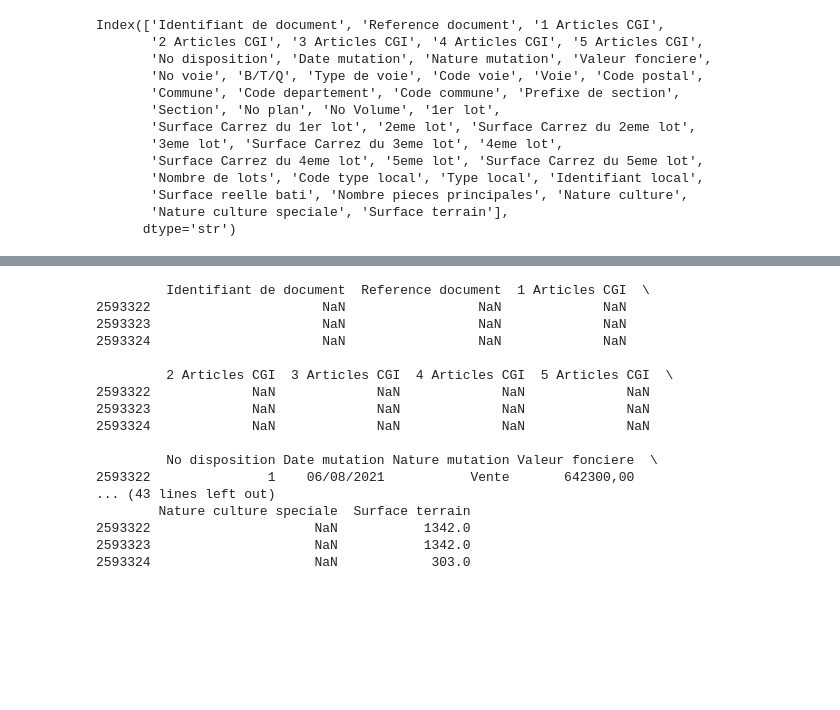
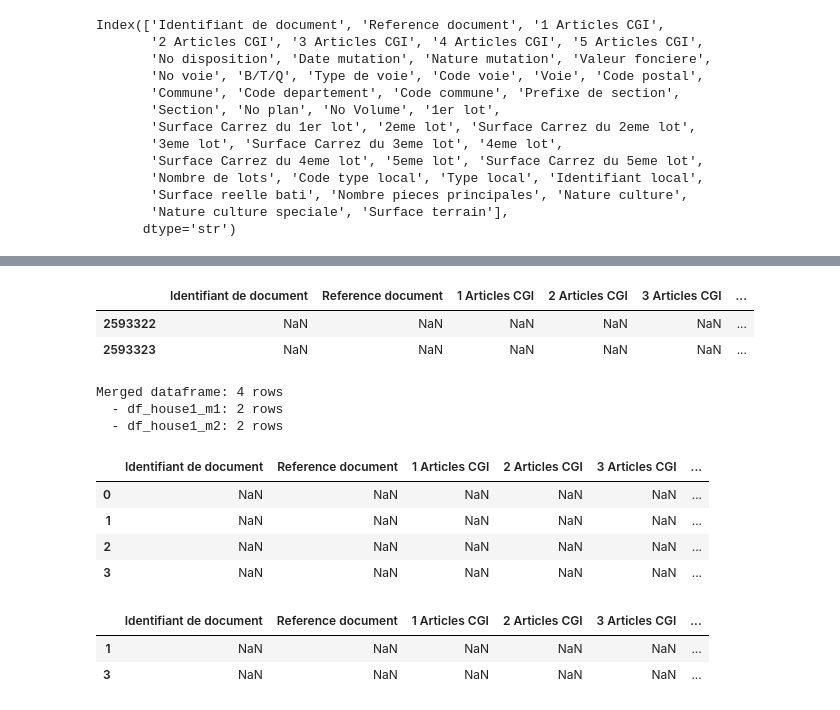
Before and after one commit to xvanausloos/ldi_dvf, a Jupyter notebook: notebooks/01_dvf_exploration.ipynb, the cells around one changed output, grey strips where cells are left out. Saved outputs shown, nothing was run; the diff lists cells and outputs as text; code cells hidden in the pictures; blank space fills up the shorter version.

```diff
--- a/notebooks/01_dvf_exploration.ipynb
+++ b/notebooks/01_dvf_exploration.ipynb
@@ -190,8 +188,8 @@ display(df_house1)
 # %%
 # Valeur fonciere is stored as "699900,00" (comma decimal) — convert before comparing
-df_house1["Valeur fonciere"] = pd.to_numeric(
-    df_house1["Valeur fonciere"].astype(str).str.replace(",", ".", regex=False),
+df_house1_m1["Valeur fonciere"] = pd.to_numeric(
+    df_house1_m1["Valeur fonciere"].astype(str).str.replace(",", ".", regex=False),
     errors="coerce",
 )
-df_house1 = df_house1[(df_house1["Valeur fonciere"] == 699900)]
+df_house1_m1 = df_house1_m1[(df_house1_m1["Valeur fonciere"] == 699900)]
 # %%
@@ -204,22 +201,33 @@ display(df_house1)
 # %%
-df_house1_m2 = df[(df["Date mutation"] == "06/08/2021")]
+df_house1_m2 = df[(df["Date mutation"] == "06/08/2021") & (df["Section"] == "AT")
+& (df["No plan"] == 113)]
-# %%
-print(df_house1_m2)
-# %% [output]
-         Identifiant de document  Reference document  1 Articles CGI  \
-2593322                      NaN                 NaN             NaN
-2593323                      NaN                 NaN             NaN
-2593324                      NaN                 NaN             NaN
-
-         2 Articles CGI  3 Articles CGI  4 Articles CGI  5 Articles CGI  \
-2593322             NaN             NaN             NaN             NaN
-2593323             NaN             NaN             NaN             NaN
-2593324             NaN             NaN             NaN             NaN
-
-         No disposition Date mutation Nature mutation Valeur fonciere  \
-2593322               1    06/08/2021           Vente       642300,00
-... (43 lines left out)
-        Nature culture speciale  Surface terrain
-2593322                     NaN           1342.0
-2593323                     NaN           1342.0
-2593324                     NaN            303.0
+# %%
+df_house1_m2
+# %% [output]
+|  | Identifiant de document | Reference document | 1 Articles CGI | 2 Articles CGI | 3 Articles CGI | ... |
+| 2593322 | NaN | NaN | NaN | NaN | NaN | ... |
+| 2593323 | NaN | NaN | NaN | NaN | NaN | ... |
+# %%
+# Merge df_house1_m1 and df_house1_m2 (concatenate rows)
+df_house1_merged = pd.concat([df_house1_m1, df_house1_m2], ignore_index=True)
+print(f"Merged dataframe: {len(df_house1_merged)} rows")
+print(f"  - df_house1_m1: {len(df_house1_m1)} rows")
+print(f"  - df_house1_m2: {len(df_house1_m2)} rows")
+df_house1_merged
+# %% [output]
+Merged dataframe: 4 rows
+  - df_house1_m1: 2 rows
+  - df_house1_m2: 2 rows
+|  | Identifiant de document | Reference document | 1 Articles CGI | 2 Articles CGI | 3 Articles CGI | ... |
+| 0 | NaN | NaN | NaN | NaN | NaN | ... |
+| 1 | NaN | NaN | NaN | NaN | NaN | ... |
+| 2 | NaN | NaN | NaN | NaN | NaN | ... |
+| 3 | NaN | NaN | NaN | NaN | NaN | ... |
+# %%
+# keep only from df_house1_merged the rows with Type local = MAISON
+df_house1_merged = df_house1_merged[df_house1_merged["Type local"] == "Maison"]
+df_house1_merged
+# %% [output]
+|  | Identifiant de document | Reference document | 1 Articles CGI | 2 Articles CGI | 3 Articles CGI | ... |
+| 1 | NaN | NaN | NaN | NaN | NaN | ... |
+| 3 | NaN | NaN | NaN | NaN | NaN | ... |
```
Also changed, not shown: parts of 7 cells of this notebook.
